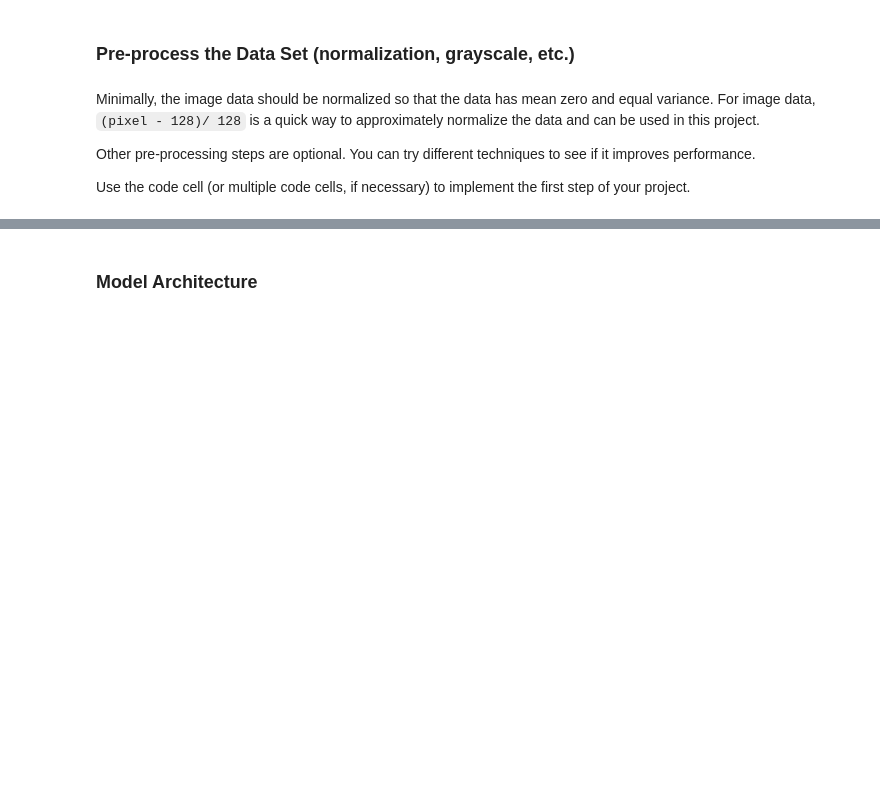
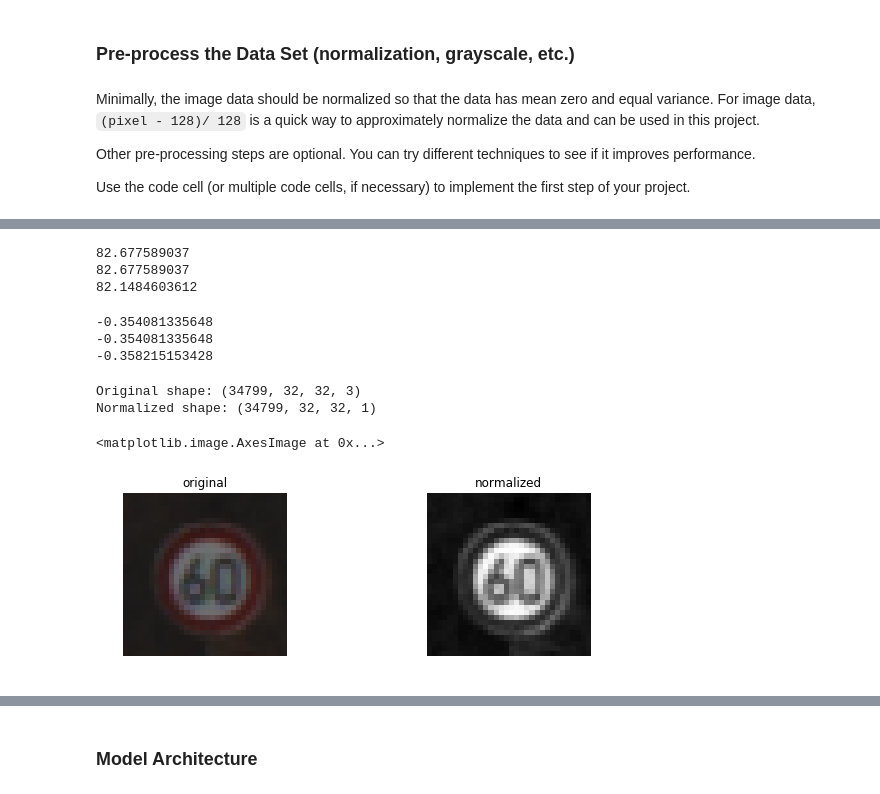
Before and after one commit to fjp/CarND-Traffic-Sign-Classifier-P2, a Jupyter notebook: Traffic_Sign_Classifier.ipynb, the cells around one changed output, grey strips where cells are left out. Drawn from its saved outputs; the diff is of its cells as text; code cells hidden in the pictures; blank space fills up the shorter version.

```diff
--- a/Traffic_Sign_Classifier.ipynb
+++ b/Traffic_Sign_Classifier.ipynb
@@ -242,0 +178,40 @@ print(image)
+# %%
+print(np.mean(X_train_gray))
+print(np.mean(X_valid_gray))
+print(np.mean(X_test_gray))
+# %% [output]
+82.677589037
+82.677589037
+82.1484603612
+# %%
+## Normalize the train and test datasets to (-1,1)
+
+X_train_normalized = (X_train_gray - 128)/128
+X_valid_normalized = (X_valid_gray - 128)/128
+X_test_normalized = (X_test_gray - 128)/128
+
+print(np.mean(X_train_normalized))
+print(np.mean(X_valid_normalized))
+print(np.mean(X_test_normalized))
+# %% [output]
+-0.354081335648
+-0.354081335648
+-0.358215153428
+# %%
+print("Original shape:", X_train.shape)
+print("Normalized shape:", X_train_normalized.shape)
+fig, axs = plt.subplots(1,2, figsize=(10, 3))
+axs = axs.ravel()
+
+axs[0].axis('off')
+axs[0].set_title('original')
+axs[0].imshow(X_train[indices[0]].squeeze(), cmap='gray')
+
+axs[1].axis('off')
+axs[1].set_title('normalized')
+axs[1].imshow(X_train_normalized[indices[0]].squeeze(), cmap='gray')
+# %% [output]
+Original shape: (34799, 32, 32, 3)
+Normalized shape: (34799, 32, 32, 1)
+<matplotlib.image.AxesImage at 0x...>
+[figure, added]
```
Also changed, not shown: parts of 20 cells of this notebook.
